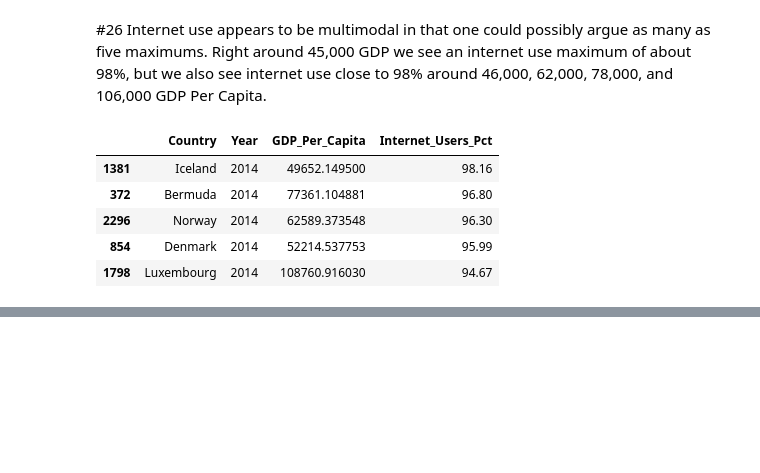
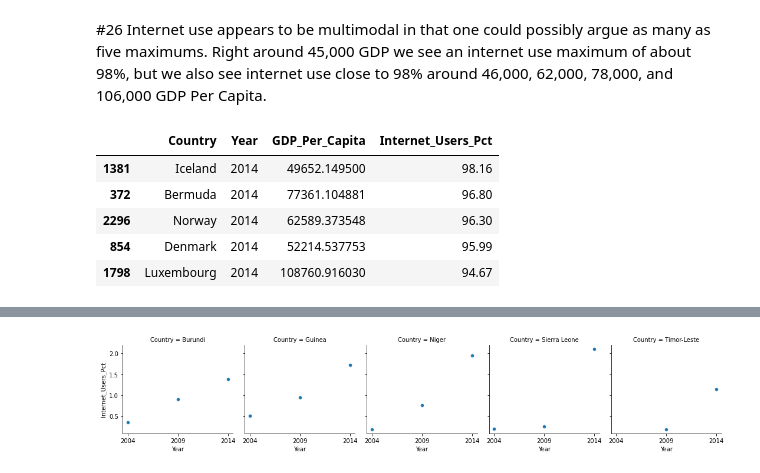
Before and after one commit to NSS-Data-Analytics-Cohort-6/gdp-and-internet-usage-jrthompson25, a Jupyter notebook: Notebooks/GDP_UN_Project.ipynb, the cells around one changed output, grey strips where cells are left out. Cells and saved outputs as stored; diff of their text form; code cells hidden in the pictures; blank space fills up the shorter version.

```diff
--- a/Notebooks/GDP_UN_Project.ipynb
+++ b/Notebooks/GDP_UN_Project.ipynb
@@ -349,0 +376,7 @@ top_5_internet_df = years.loc[['Iceland', 'Bermuda', 'Norway', 'Denmark', 'Luxem
+# %%
+#30
+year2014PercAsc = year2014_df.sort_values(by = 'Internet_Users_Pct', ascending=True)
+year2014PercAsc.head()
+
+bottom5Internet_df = years[years['Country'].isin(['Timor-Leste', 'Burundi', 'Guinea', 'Niger', 'Sierra Leone'])]
+print(bottom5Internet_df)
@@ -349,0 +399,6 @@ top_5_internet_df = years.loc[['Iceland', 'Bermuda', 'Norway', 'Denmark', 'Luxem
+# %%
+bottom5YearsAsc_df = bottom5Internet_df = bottom5Internet_df.sort_values(by = 'Year', ascending=True)
+g = sns.FacetGrid(bottom5YearsAsc_df, col='Country')
+g = g.map(sns.scatterplot, 'Year', 'Internet_Users_Pct')
+# %% [output]
+[figure, added]
```
Also changed, not shown: parts of 8 cells of this notebook.
